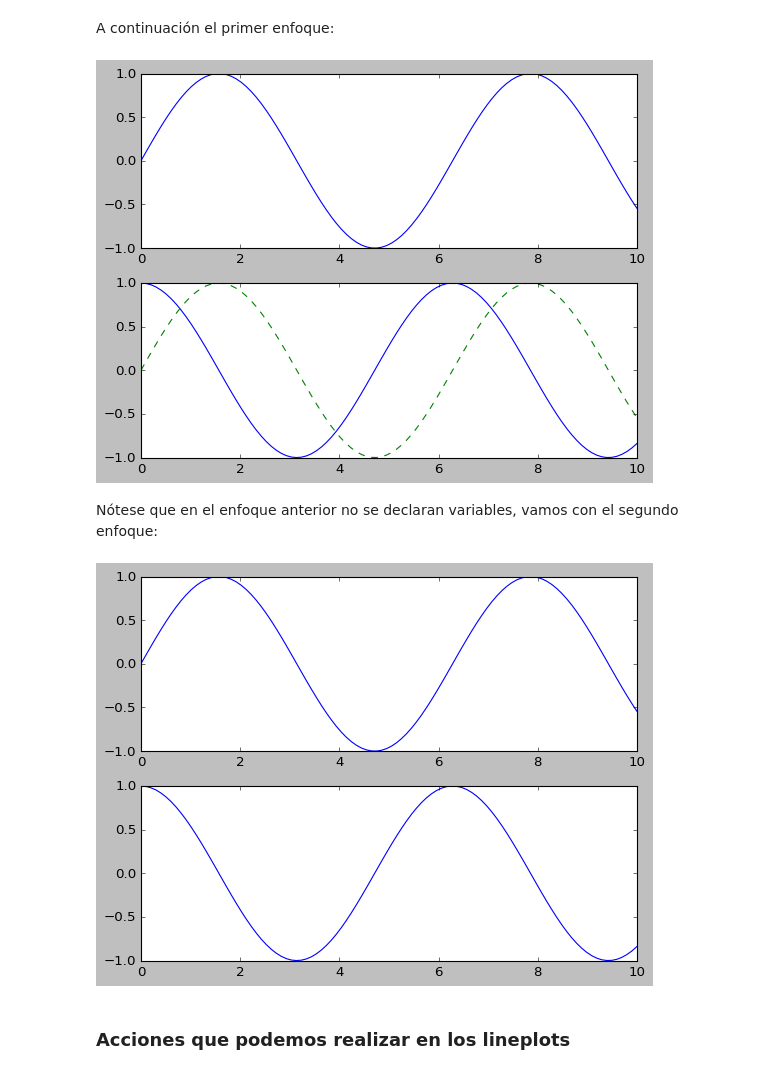
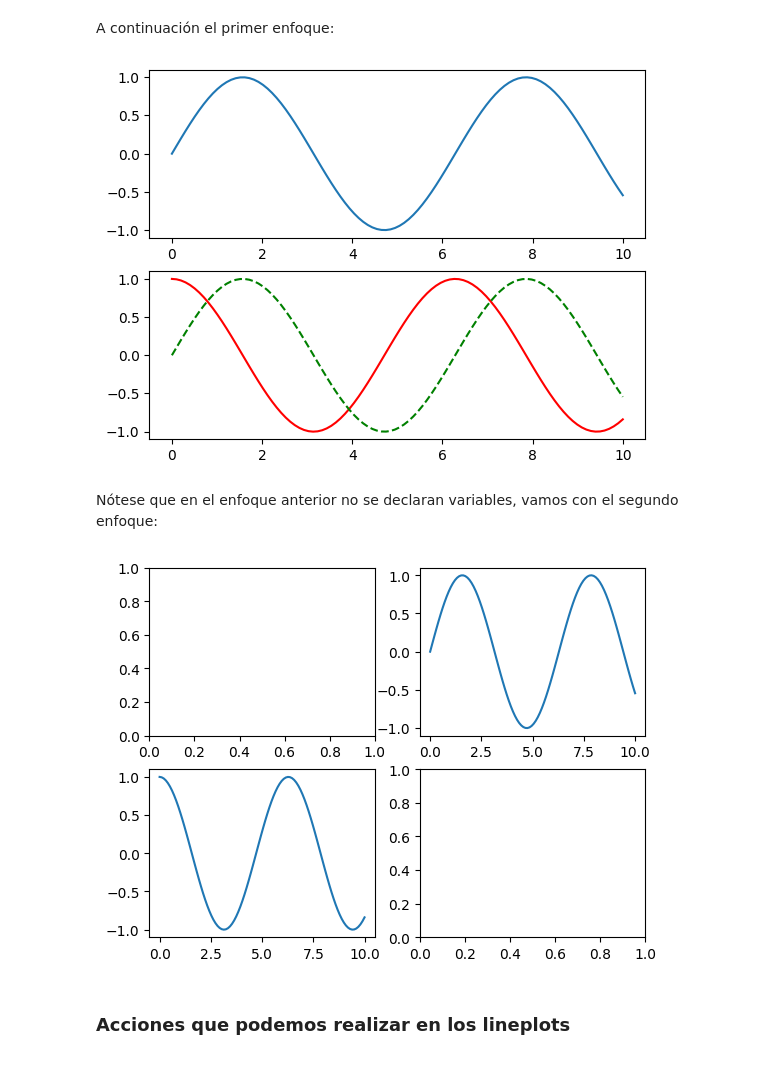
Before and after one commit to Mlcruz9/DS_TheBridgeBBK_SBIL2023, a Jupyter notebook: 2-Data_Analysis/4-Visualización/1-Matplotlib/Matplotlib.ipynb, the cells around one changed output. Saved outputs shown, nothing was run; the diff lists cells and outputs as text; code cells hidden in the pictures.

```diff
--- a/2-Data_Analysis/4-Visualización/1-Matplotlib/Matplotlib.ipynb
+++ b/2-Data_Analysis/4-Visualización/1-Matplotlib/Matplotlib.ipynb
@@ -84,26 +84,26 @@ A continuación el primer enfoque:
 # %%
 plt.figure()#Se  inicializa la figura
 
 plt.subplot(2, 1, 1) # filas, columnas, posición
 plt.plot(x, np.sin(x))
 
 
 plt.subplot(2, 1, 2) # filas, columnas, posición
-plt.plot(x, np.cos(x))
-plt.plot(x, np.sin(x), '--');
+plt.plot(x, np.cos(x), c= 'r')
+plt.plot(x, np.sin(x), '--', c= 'g');
 # %% [output]
-[figure, old version]
+[figure, new version]
 # %% [markdown]
 Nótese que en el enfoque anterior no se declaran variables, vamos con el segundo enfoque:
 # %%
 # First create a grid of plots
 # ax will be an array of two Axes objects
-fig, ax = plt.subplots(2)
-ax[0].plot(x, np.sin(x))
+fig, ax = plt.subplots(2, 2)
+ax[0, 1].plot(x, np.sin(x))
 
-ax[1].plot(x, np.cos(x));
+ax[1, 0].plot(x, np.cos(x));
 # %% [output]
-[figure, old version]
+[figure, new version]
 # %%
 fig.savefig('img/prueba.png')
 # %% [markdown]
```
Also changed, not shown: parts of 7 cells of this notebook, 16 other files.
